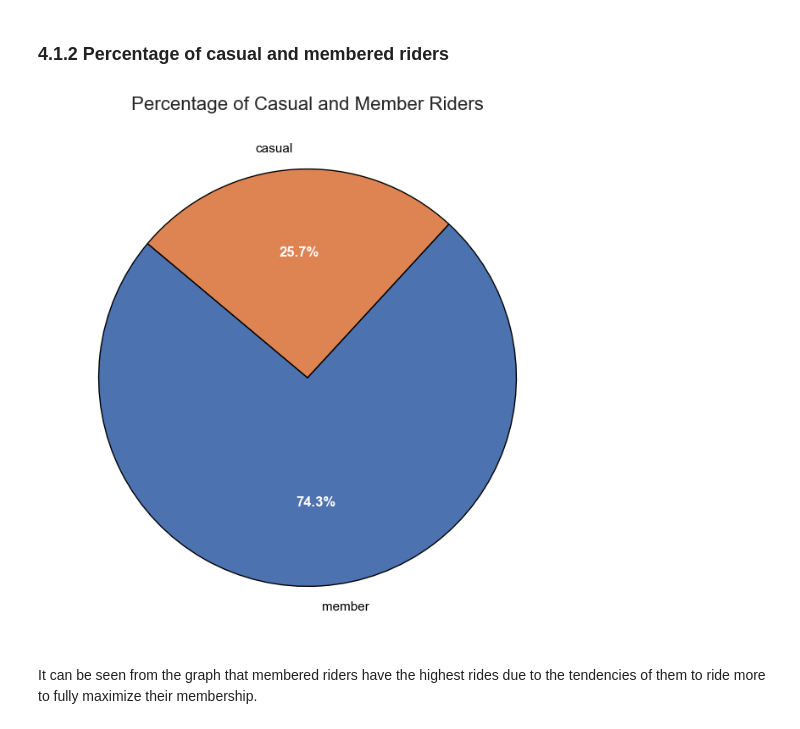
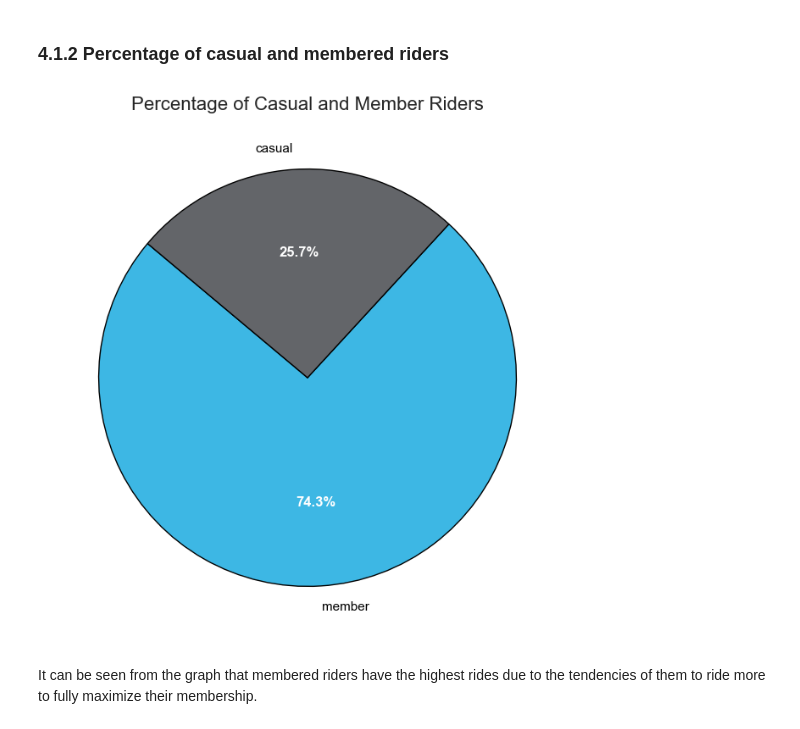
Before and after one commit to lazuardifp19/lazuardfp_portfolio, a Jupyter notebook: Analysis of Customer Behavior at Divvy Bikes/divvy-biketrip-analysis-2024.ipynb, the cells around one changed output. Cells and saved outputs as stored; diff of their text form; code cells hidden in the pictures.

```diff
--- a/Analysis of Customer Behavior at Divvy Bikes/divvy-biketrip-analysis-2024.ipynb
+++ b/Analysis of Customer Behavior at Divvy Bikes/divvy-biketrip-analysis-2024.ipynb
@@ -257,32 +257,35 @@ There are a total of over 800k rides during Q1 of 2024, where over 600k were fro
 # %%
 import matplotlib.pyplot as plt
 import seaborn as sns
 
 member_percentage = df['member_casual'].value_counts(normalize=True) * 100
 
 member_percentage_df = member_percentage.reset_index()
 member_percentage_df.columns = ['member_casual', 'percentage']
 
 sns.set(style="whitegrid")
 
-fig, ax = plt.subplots(figsize=(8, 8))
+fig, ax = plt.subplots(figsize=(12, 8))
 
-colors = sns.color_palette()
+colors = {'casual': '#636569',
+          'member': '#3DB7E4'}
+
+color_list = [colors[member] for member in member_percentage_df['member_casual']]
 
 wedges, texts, autotexts = ax.pie(member_percentage_df['percentage'], labels=member_percentage_df['member_casual'],
-                                  autopct='%1.1f%%', startangle=140, colors=colors, wedgeprops={'edgecolor': 'black'})
+                                  autopct='%1.1f%%', startangle=140, colors=color_list, wedgeprops={'edgecolor': 'black'})
 
 for text in texts:
     text.set_color('black')
 for autotext in autotexts:
     autotext.set_color('white')
     autotext.set_weight('bold')
 
 ax.set_title('Percentage of Casual and Member Riders', fontsize=16)
 
 plt.show()
 # %% [output]
-[figure, old version]
+[figure, new version]
 # %% [markdown]
 It can be seen from the graph that membered riders have the highest rides due to the tendencies of them to ride more to fully maximize their membership.
 # %% [markdown]
```
Also changed, not shown: parts of 8 cells of this notebook.
